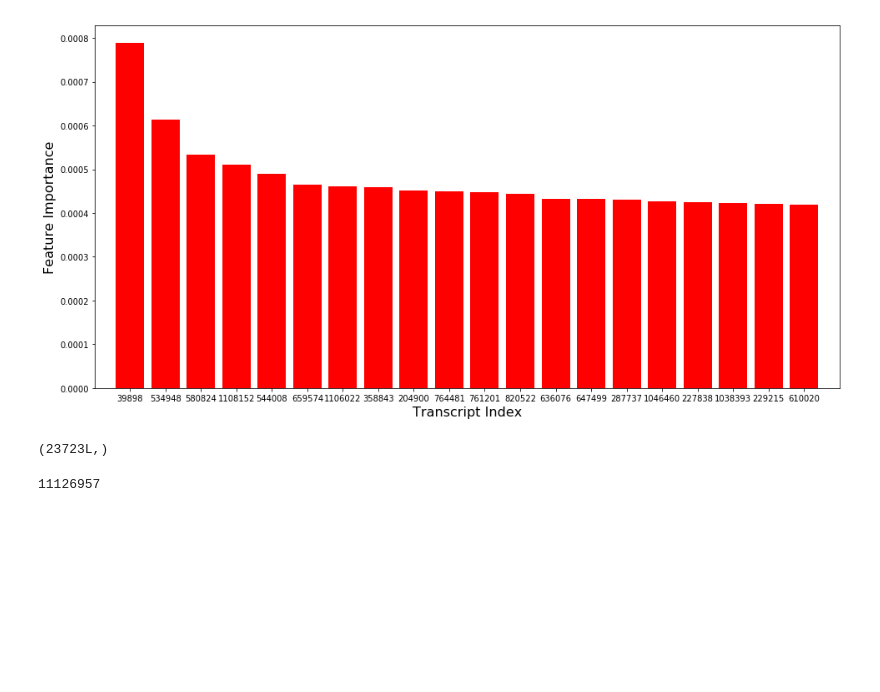
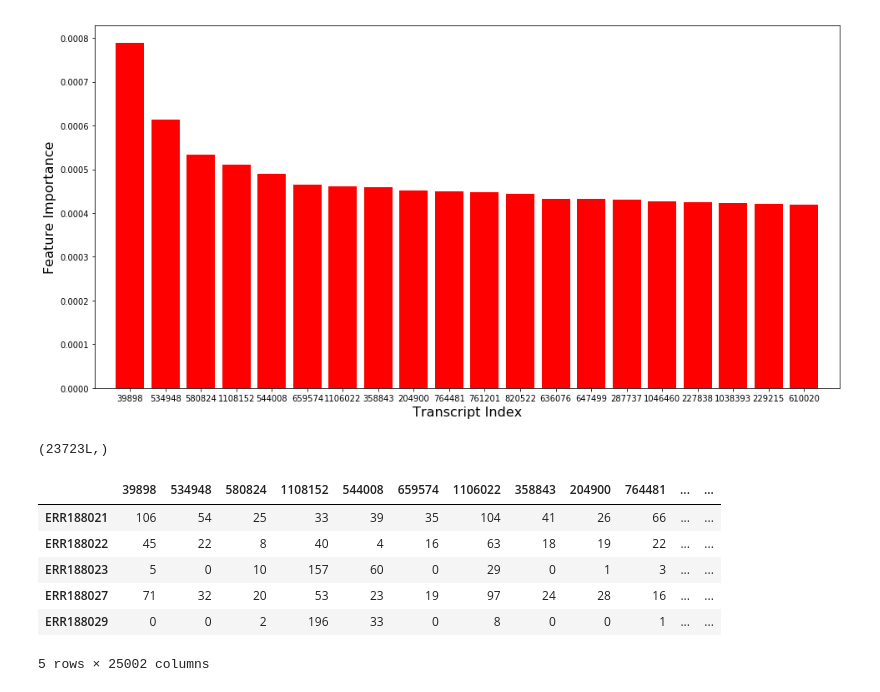
Before and after one commit to jay-z007/Computational-Biology, a Jupyter notebook: project/project.ipynb, the cells around one changed output. Cells and saved outputs as stored; diff of their text form; code cells hidden in the pictures; blank space fills up the shorter version.

Commit message:
creating pipeline for training model

```diff
--- a/project/project.ipynb
+++ b/project/project.ipynb
@@ -704,3 +618,21 @@ X_reduced.to_csv('X_reduced.csv')
+# %%
+# X_reduced.to_csv('X_reduced.csv')
+X_reduced = pd.read_csv('X_reduced.csv',index_col=0)
+
+labels = pd.read_csv('p1_train.csv', index_col=0)
+train = X_reduced.merge(labels, left_index=True, right_index=True)
+X = train.drop(['population', 'sequencing_center'], axis=1)
+Y = train[['population', 'sequencing_center']]
+# %%
+train.head()
+# %% [output]
+|  | 39898 | 534948 | 580824 | 1108152 | 544008 | 659574 | 1106022 | 358843 | 204900 | 764481 | ... | ... |
+| ERR188021 | 106 | 54 | 25 | 33 | 39 | 35 | 104 | 41 | 26 | 66 | ... | ... |
+| ERR188022 | 45 | 22 | 8 | 40 | 4 | 16 | 63 | 18 | 19 | 22 | ... | ... |
+| ERR188023 | 5 | 0 | 10 | 157 | 60 | 0 | 29 | 0 | 1 | 3 | ... | ... |
+| ERR188027 | 71 | 32 | 20 | 53 | 23 | 19 | 97 | 24 | 28 | 16 | ... | ... |
+| ERR188029 | 0 | 0 | 2 | 196 | 33 | 0 | 8 | 0 | 0 | 1 | ... | ... |
+5 rows × 25002 columns
 # %%
 ## Performing 5 fold cross validation on MLP Classifier
 from sklearn.preprocessing import MultiLabelBinarizer
@@ -708,8 +640,3 @@ from sklearn.preprocessing import MultiLabelBinarizer
 mlb = MultiLabelBinarizer()
 y = mlb.fit_transform(Y.as_matrix())
 y = pd.DataFrame(y)
-# %%
-del X
-gc.collect()
-# %% [output]
-11126957
```
Also changed, not shown: parts of 11 cells of this notebook, 1 other file.
